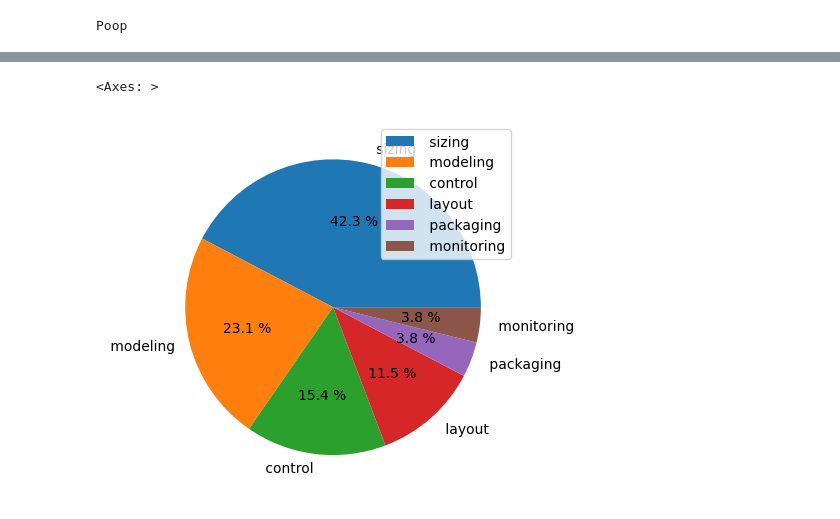
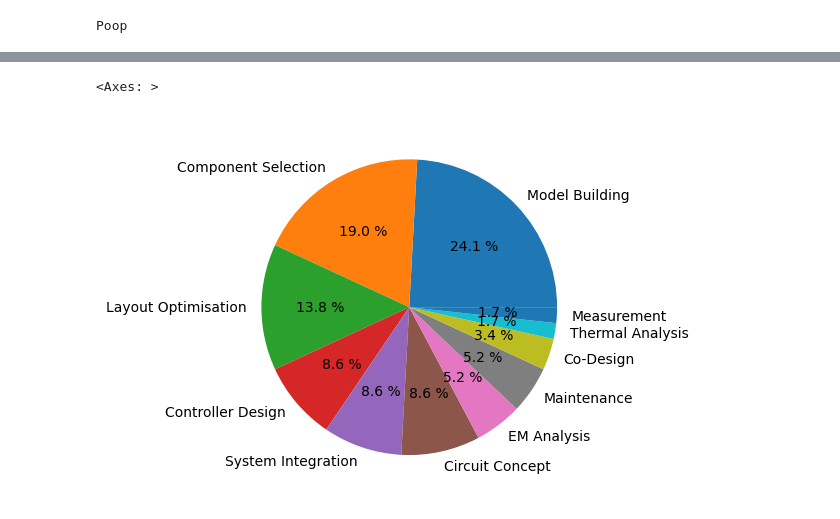
Before and after one commit to TiMo3654/APE, a Jupyter notebook: analysis.ipynb, the cells around one changed output, grey strips where cells are left out. Cells and saved outputs as stored; diff of their text form; code cells hidden in the pictures.

```diff
--- a/analysis.ipynb
+++ b/analysis.ipynb
@@ -5,7 +5,7 @@ Poop
 # %%
 import pandas as pd
 # %%
-df = pd.read_csv('database.csv')
+df = pd.read_csv('dmc_analysis_1.csv')
 
 df
 # %% [output]
@@ -29,5 +25,5 @@ df
 # %%
-df["label5"].value_counts(normalize=True).plot.pie(autopct='%.1f %%', ylabel='', legend=True)
+df["Task"].value_counts(normalize=True).plot.pie(autopct='%.1f %%', ylabel='', legend=False)
 # %% [output]
 <Axes: >
-[figure, old version]
+[figure, new version]
```
Also changed, not shown: parts of 1 cell of this notebook, 3 other files.
